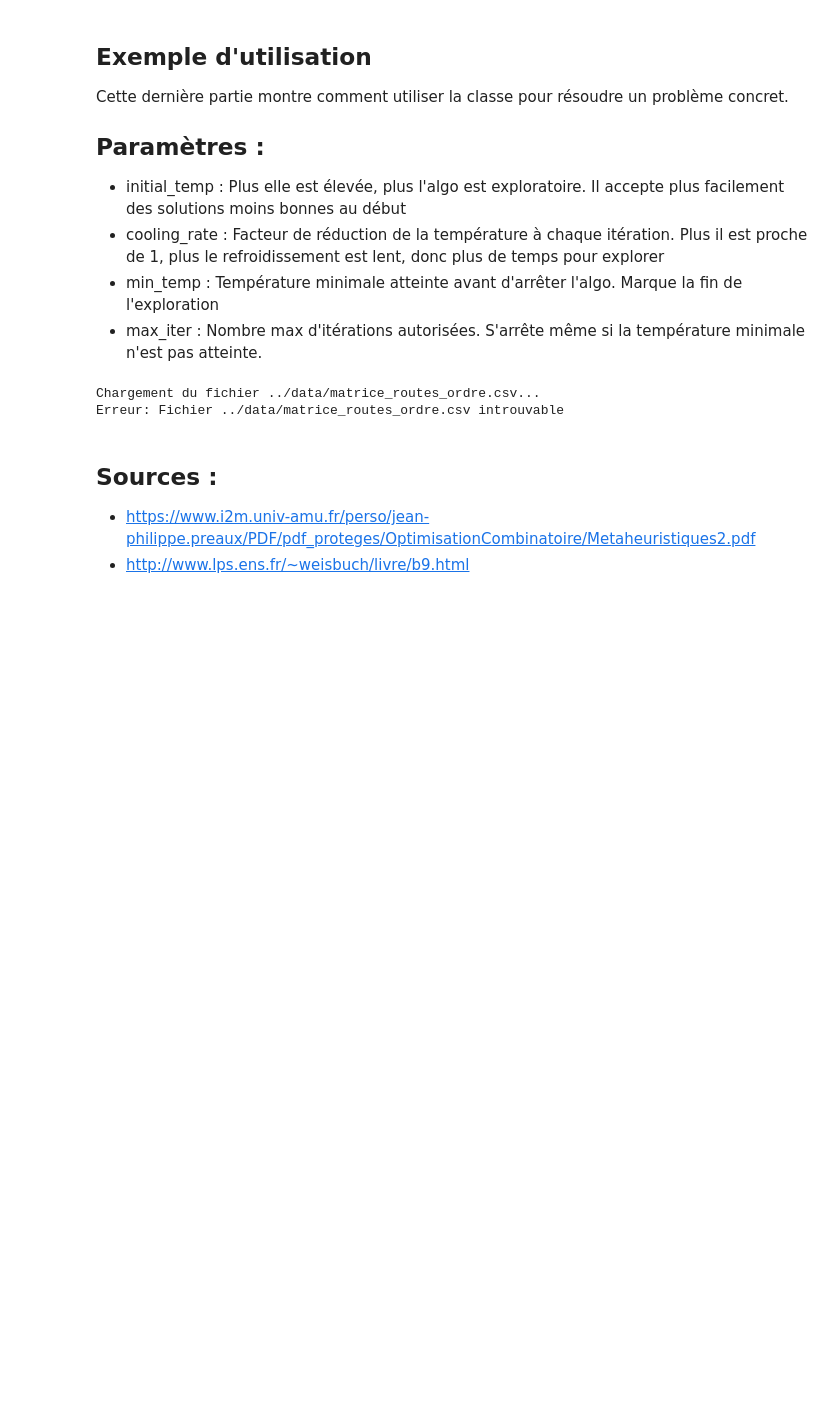
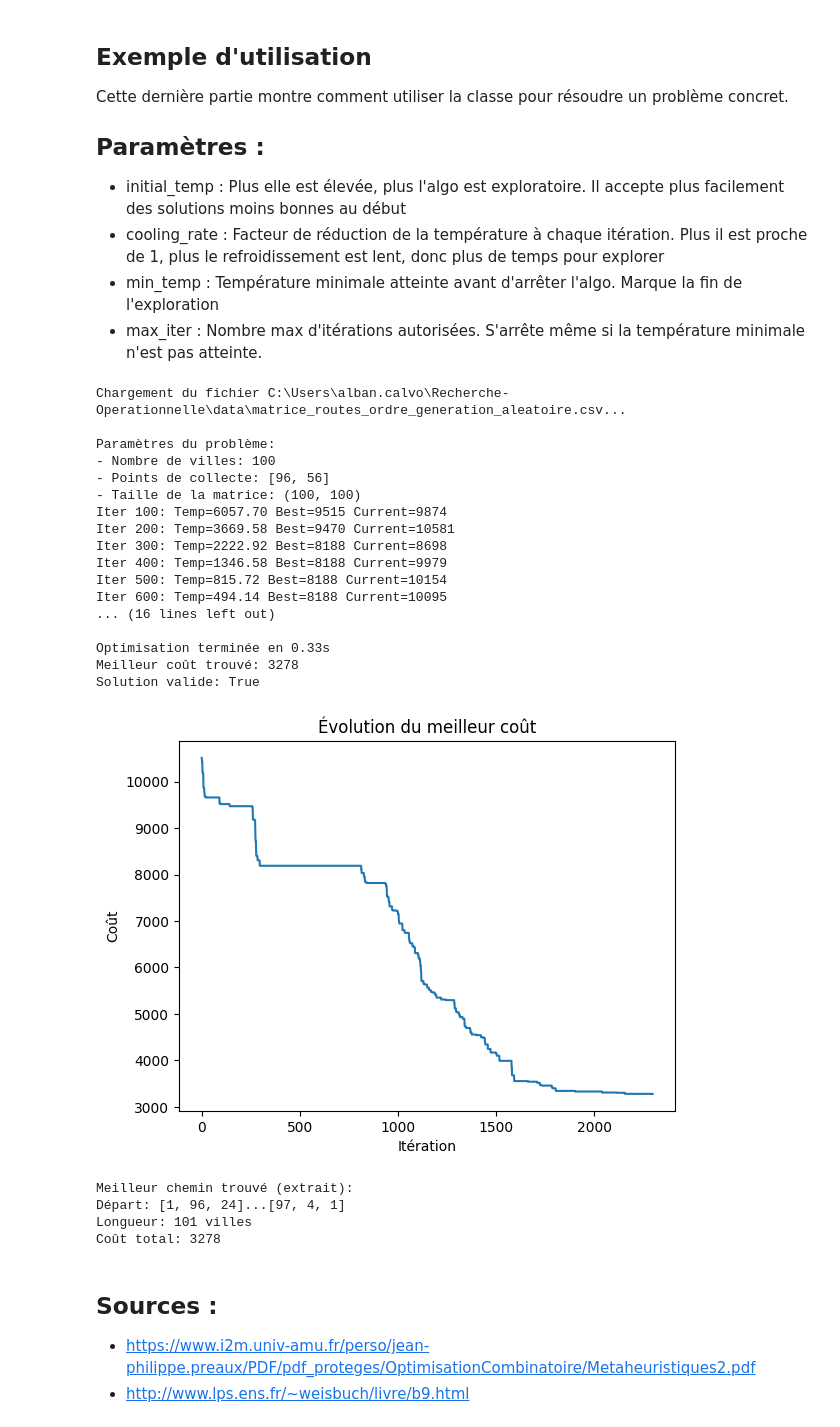
Before and after one commit to AlbanCLV/Recherche-Operationnelle, a Jupyter notebook: MetaHeuristiques/Notebook_resolution_RecuitSimu.ipynb, the cells around one changed output. Saved outputs shown, nothing was run; the diff lists cells and outputs as text; code cells hidden in the pictures; blank space fills up the shorter version.

Commit message:
change path (again)

```diff
--- a/MetaHeuristiques/Notebook_resolution_RecuitSimu.ipynb
+++ b/MetaHeuristiques/Notebook_resolution_RecuitSimu.ipynb
@@ -362,35 +362,55 @@ Cette dernière partie montre comment utiliser la classe pour résoudre un probl
 # %%
 # Cellule 8: Exemple d'utilisation
 if __name__ == "__main__":
     try:
-        file_path = r"C:\Users\alban.calvo\Recherche-Operationnelle\data\matrice_routes_ordre_generation_aleatoire.csv"  # Remplacez par votre chemin
+        file_path = r"../data/matrice_routes_ordre_generation_aleatoire.csv"  # Remplacez par votre chemin
         print(f"Chargement du fichier {file_path}...")
         matrix, collecte = load_adjacency_matrix_and_collecte(file_path)
 
         print("\nParamètres du problème:")
         print(f"- Nombre de villes: {len(matrix)}")
         print(f"- Points de collecte: {collecte}")
         print(f"- Taille de la matrice: {matrix.shape}")
 
         # Résolution
         solver = SimulatedAnnealingTSP(matrix, collecte)
         solution, cost = solver.solve(
             initial_temp=10000,
             cooling_rate=0.995,
             min_temp=0.1,
             max_iter=5000
         )
 
         print("\nMeilleur chemin trouvé (extrait):")
         print(f"Départ: {solution[:3]}...{solution[-3:]}")
         print(f"Longueur: {len(solution)} villes")
         print(f"Coût total: {cost}")
 
     except Exception as e:
         print(f"Erreur: {str(e)}")
 # %% [output]
-Chargement du fichier ../data/matrice_routes_ordre.csv...
-Erreur: Fichier ../data/matrice_routes_ordre.csv introuvable
+Chargement du fichier C:\Users\alban.calvo\Recherche-Operationnelle\data\matrice_routes_ordre_generation_aleatoire.csv...
+
+Paramètres du problème:
+- Nombre de villes: 100
+- Points de collecte: [96, 56]
+- Taille de la matrice: (100, 100)
+Iter 100: Temp=6057.70 Best=9515 Current=9874
+Iter 200: Temp=3669.58 Best=9470 Current=10581
+Iter 300: Temp=2222.92 Best=8188 Current=8698
+Iter 400: Temp=1346.58 Best=8188 Current=9979
+Iter 500: Temp=815.72 Best=8188 Current=10154
+Iter 600: Temp=494.14 Best=8188 Current=10095
+... (16 lines left out)
+
+Optimisation terminée en 0.33s
+Meilleur coût trouvé: 3278
+Solution valide: True
+[figure, added]
+Meilleur chemin trouvé (extrait):
+Départ: [1, 96, 24]...[97, 4, 1]
+Longueur: 101 villes
+Coût total: 3278
 # %% [markdown]
 ## Sources :
 
```
